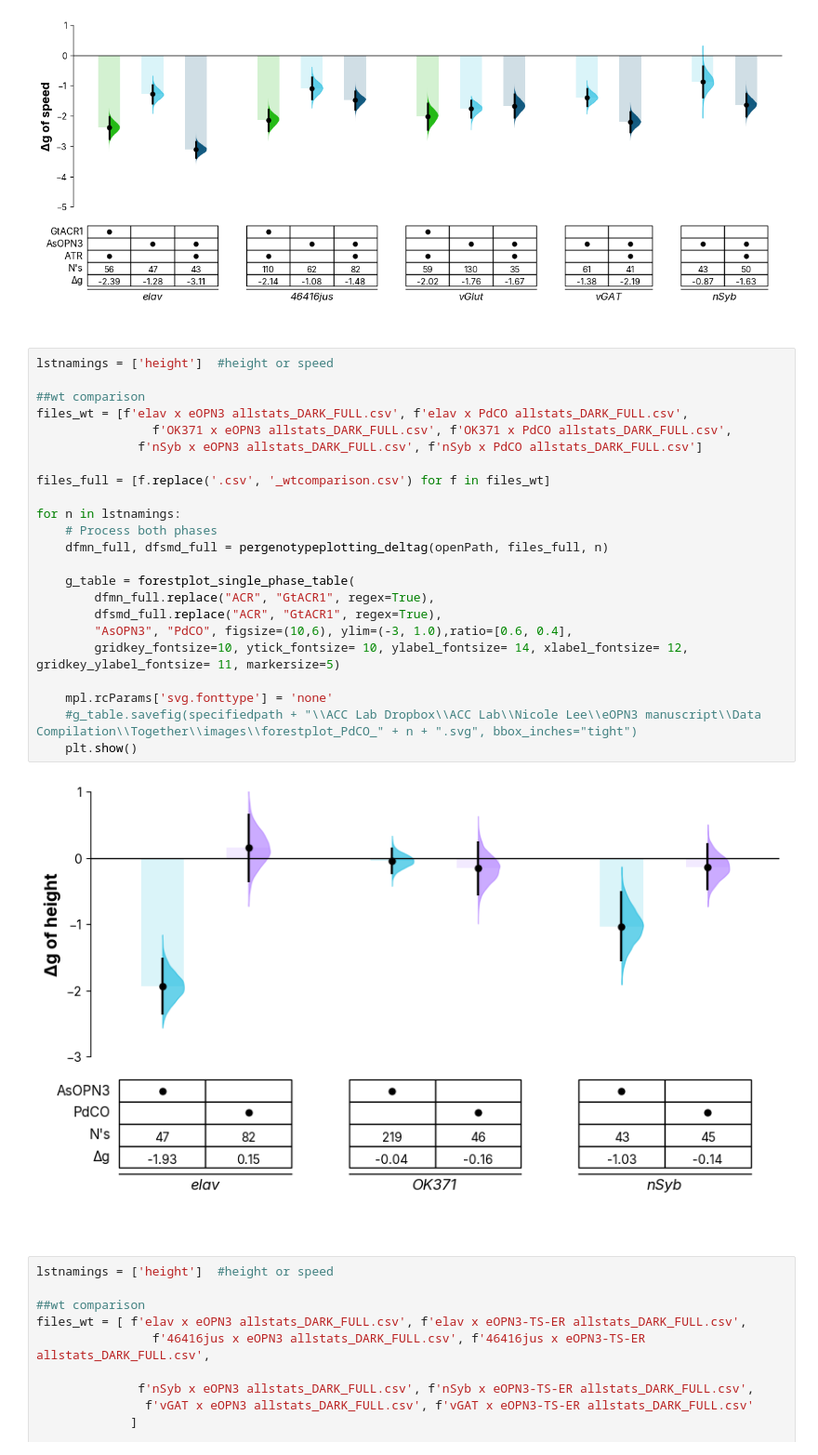
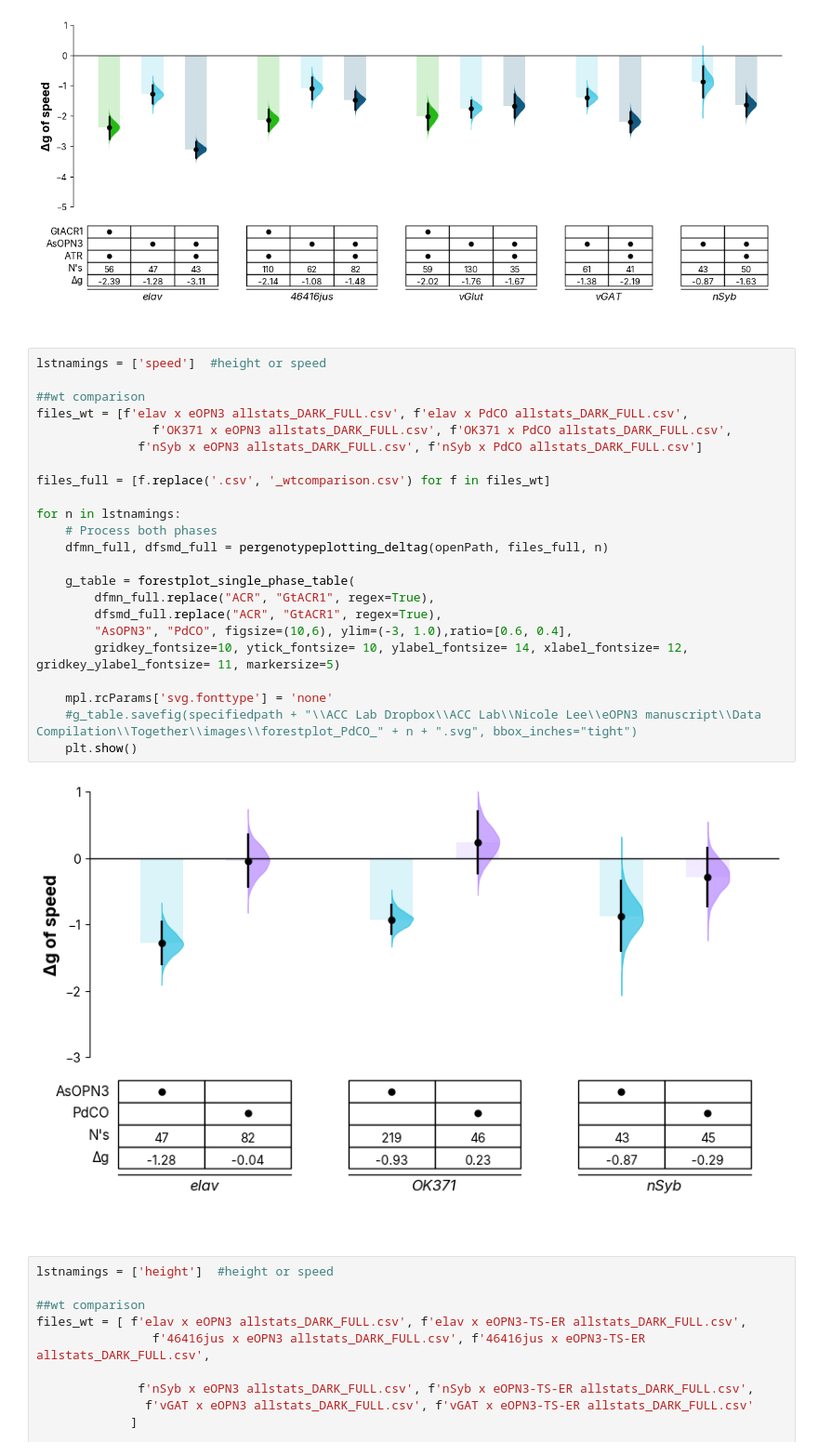
Before and after one commit to lnicole08/deltaG_screen, a Jupyter notebook: AsOPN3_forestplot_vertical_streamlined.ipynb, the cells around one changed output. Shown at 93% size. Saved outputs shown, nothing was run; the diff lists cells and outputs as text.

```diff
--- a/AsOPN3_forestplot_vertical_streamlined.ipynb
+++ b/AsOPN3_forestplot_vertical_streamlined.ipynb
@@ -597,30 +597,30 @@ for n in lstnamings:
 # %% [output]
 [figure]
 # %%
-lstnamings = ['height']  #height or speed
+lstnamings = ['speed']  #height or speed
 
 ##wt comparison
 files_wt = [f'elav x eOPN3 allstats_DARK_FULL.csv', f'elav x PdCO allstats_DARK_FULL.csv',
                 f'OK371 x eOPN3 allstats_DARK_FULL.csv', f'OK371 x PdCO allstats_DARK_FULL.csv',
               f'nSyb x eOPN3 allstats_DARK_FULL.csv', f'nSyb x PdCO allstats_DARK_FULL.csv']
 
 files_full = [f.replace('.csv', '_wtcomparison.csv') for f in files_wt]
 
 for n in lstnamings:
     # Process both phases
     dfmn_full, dfsmd_full = pergenotypeplotting_deltag(openPath, files_full, n)
 
     g_table = forestplot_single_phase_table(
         dfmn_full.replace("ACR", "GtACR1", regex=True),
         dfsmd_full.replace("ACR", "GtACR1", regex=True),
         "AsOPN3", "PdCO", figsize=(10,6), ylim=(-3, 1.0),ratio=[0.6, 0.4],
         gridkey_fontsize=10, ytick_fontsize= 10, ylabel_fontsize= 14, xlabel_fontsize= 12, gridkey_ylabel_fontsize= 11, markersize=5)
 
     mpl.rcParams['svg.fonttype'] = 'none'
     #g_table.savefig(specifiedpath + "\\ACC Lab Dropbox\\ACC Lab\\Nicole Lee\\eOPN3 manuscript\\Data Compilation\\Together\\images\\forestplot_PdCO_" + n + ".svg", bbox_inches="tight")
     plt.show()
 # %% [output]
-[figure, old version]
+[figure, new version]
 # %%
 lstnamings = ['height']  #height or speed
 
```
Also changed, not shown: parts of 5 cells of this notebook, 3 other files.
